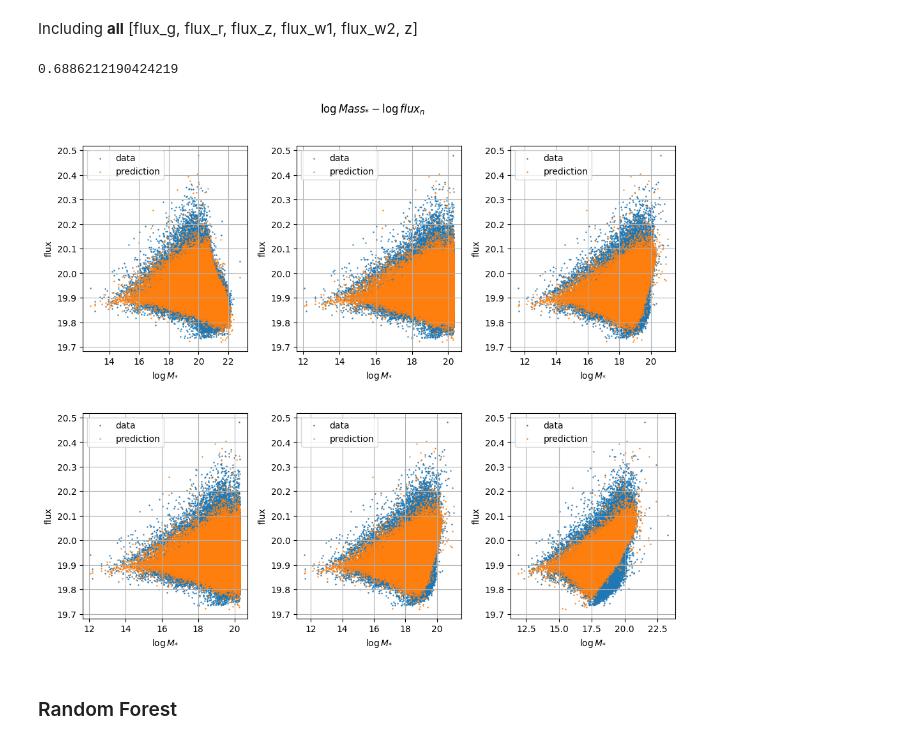
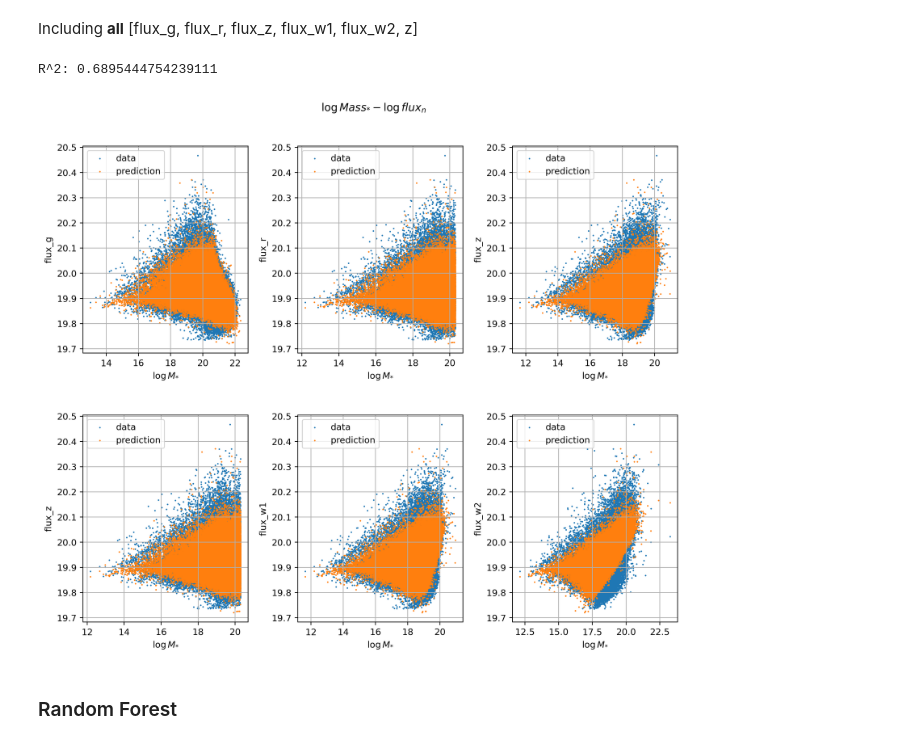
Before and after one commit to ValeriaTorresG/GalaxyMassGNN, a Jupyter notebook: models.ipynb, the cells around one changed output. Drawn from its saved outputs; the diff is of its cells as text; code cells hidden in the pictures.

Commit message:
update models

```diff
--- a/models.ipynb
+++ b/models.ipynb
@@ -35,7 +36,7 @@ def graph_r(r):
                 values = list(row.values())
                 n = []
                 n.append(float(values[0]))
-                n.extend(22.5-2.5*np.log10([float(n) for n in list(values)[1:-1]]))
+                n.extend(22.5-2.5*np.log10([float(n) for n in list(values)[1:]]))
                 n.append(float(values[-1]))
                 nodes.append(n)
 
@@ -74,5 +74,5 @@ correlation_matrix(11,nodes,edges)
 # %%
-nodes, edges, _ = graph_r(11)
+nodes, edges, _ = graph_r(3)
 
 c = defaultdict(int)
 for edge in edges:
@@ -86,6 +86,7 @@ f_r = [n[3] for n in nodes]
 f_z = [n[4] for n in nodes]
 f_w1 = [n[5] for n in nodes]
 f_w2 = [n[6] for n in nodes]
+z = [n[7] for n in nodes]
 
 cmap = cm.viridis
 n = (m - np.min(m)) / (np.max(m) - np.min(m))
@@ -130,5 +131,12 @@ axes[1, 1].set_xlabel(r'$\log M_{*}$')
 axes[1, 1].set_ylabel(r'$\log flux_{w2}$')
 axes[1, 1].grid()
 
+axes[1, 2].scatter(z, m, marker='o')
+axes[1, 2].set_title('Z')
+axes[1, 2].set_xlabel(r'$\log M_{*}$')
+axes[1, 2].set_ylabel(r'$\log Z$')
+axes[1, 2].grid()
+
+plt.rcParams['figure.dpi'] = 360
 plt.show()
 # %% [output]
@@ -148,15 +156,15 @@ for p in range(len(props)):
     X, y = [], []
     model = LinearRegression()
 
-    for r in rosettes:
+    for r in rosettes[:-3]:
         nodes, _, _ = graph_r(r)
-        X.extend(np.array([n[p] for n in nodes]).reshape(-1, 1))
-        y.extend([n[1] for n in nodes])
+        X.extend(np.array([n[p+1] for n in nodes]).reshape(-1, 1)) #input flux-z
+        y.extend([n[1] for n in nodes]) #mass
 
-    X_train, X_test, y_train, y_test = train_test_split(X, y, test_size = 0.8)
+    X_train, X_test, y_train, y_test = train_test_split(X, y, test_size = 0.8) #*training
     model.fit(X_train, y_train)
     print(f'R^2, {props[p]}: {model.score(X_test, y_test)}')
 
-    x_pred.append(X_test)
+    x_pred.append([t[0] for t in X_test])
     y_pred.append((y_test,model.predict(X_test)))
 # %% [output]
@@ -168,0 +177,18 @@ R^2, z: 0.26826715209686136
+# %%
+nrows, ncols = 2, 3
+fig, axes = plt.subplots(nrows=nrows, ncols=ncols, figsize=(10, 8))
+plt.tight_layout()
+plt.subplots_adjust(wspace=0.3, hspace=0.3)
+
+x_pred, y_pred = np.array(x_pred), np.array(y_pred)
+for i in range(nrows):
+    for j in range(ncols):
+        axes[i, j].scatter(x_pred[i*ncols+j], y_pred[i*ncols+j][0], s=0.5, label='data') #data
+        axes[i, j].scatter(x_pred[i*ncols+j], y_pred[i*ncols+j][1], s=0.5, label='prediction') #predictions
+        axes[i, j].legend()
+        axes[i, j].set_title('')
+        axes[i, j].set_xlabel(r'$\log M_{*}$')
+        axes[i, j].set_ylabel(f'{props[i*ncols+j]}')
+        axes[i, j].grid()
+
+plt.show()
@@ -179,33 +207,33 @@ for r in rosettes:
 
 X_train, X_test, y_train, y_test = train_test_split(X, y, test_size = 0.8)
 model.fit(X_train, y_train)
-model.score(X_test, y_test) #R^2
+print(f'R^2: {model.score(X_test, y_test)}') #mse?
 # %% [output]
-0.6886212190424219
+R^2: 0.6895444754239111
 # %%
 y_pred = model.predict(X_test)
 # %%
 nrows, ncols =  3, 2
 fig, axes = plt.subplots(nrows=2, ncols=3, figsize=(10, 8))
 plt.tight_layout()
 plt.suptitle(r'$\log{Mass_{*}} - \log{flux_{n}}$', y=1.06)
 plt.subplots_adjust(wspace=0.3, hspace=0.3)
 
 props = ['flux_g', 'flux_r', 'flux_z', 'flux_w1', 'flux_w2', 'z']
 X_test = np.array(X_test)
 for i in range(2):
     for j in range(3):
         axes[i, j].scatter(X_test[:,i+j], y_test, s=0.5, label='data') #data
         axes[i, j].scatter(X_test[:,i+j], y_pred, s=0.5, label='prediction') #predictions
         axes[i, j].legend()
         axes[i, j].set_title('')
         axes[i, j].set_xlabel(r'$\log M_{*}$')
-        axes[i, j].set_ylabel('flux')
+        axes[i, j].set_ylabel(f'{props[i*ncols+j]}')
         axes[i, j].grid()
 
 plt.show()
 # %% [output]
-[figure, old version]
+[figure, new version]
 # %% [markdown]
 ### Random Forest
 # %%
```
Also changed, not shown: parts of 7 cells of this notebook, 1 other file.
